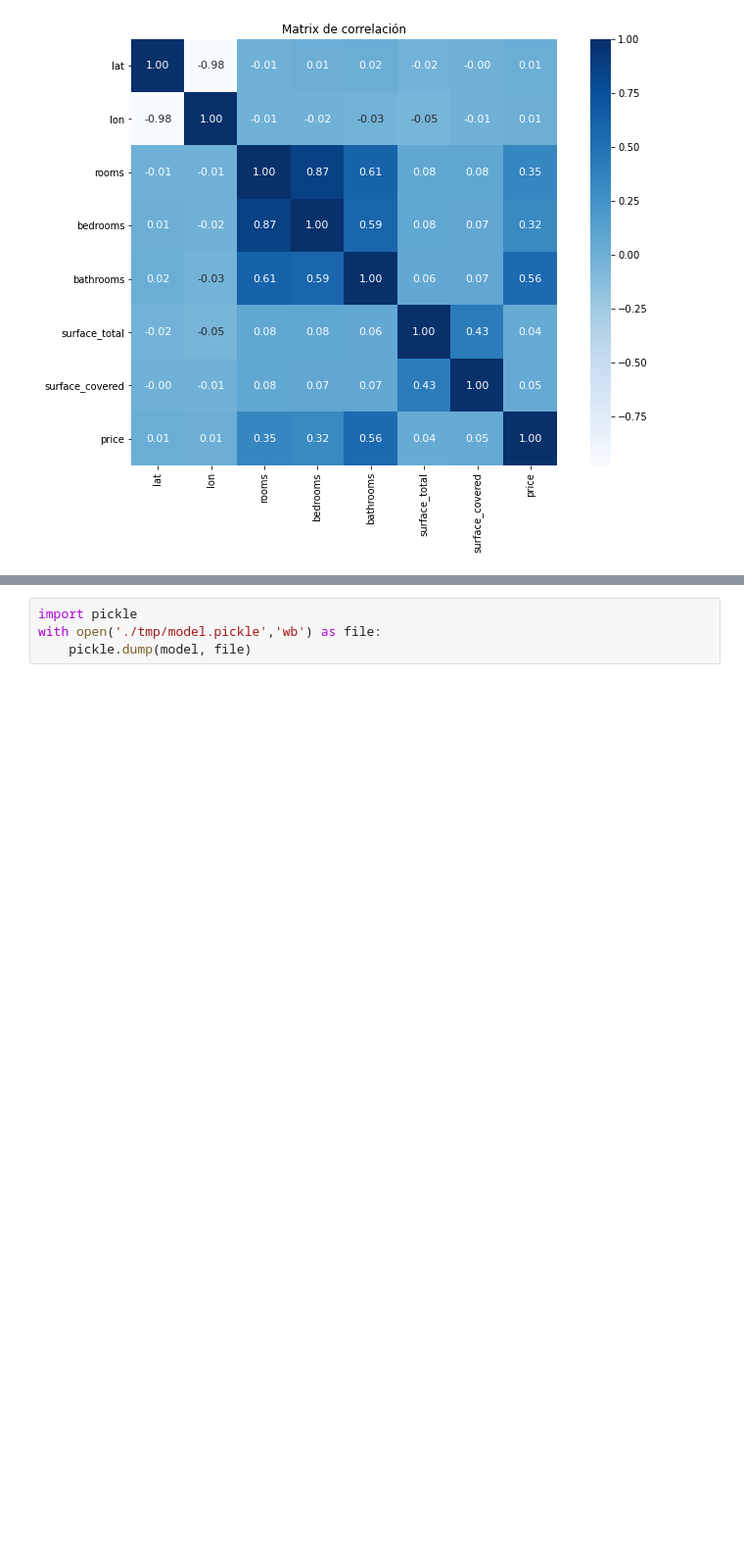
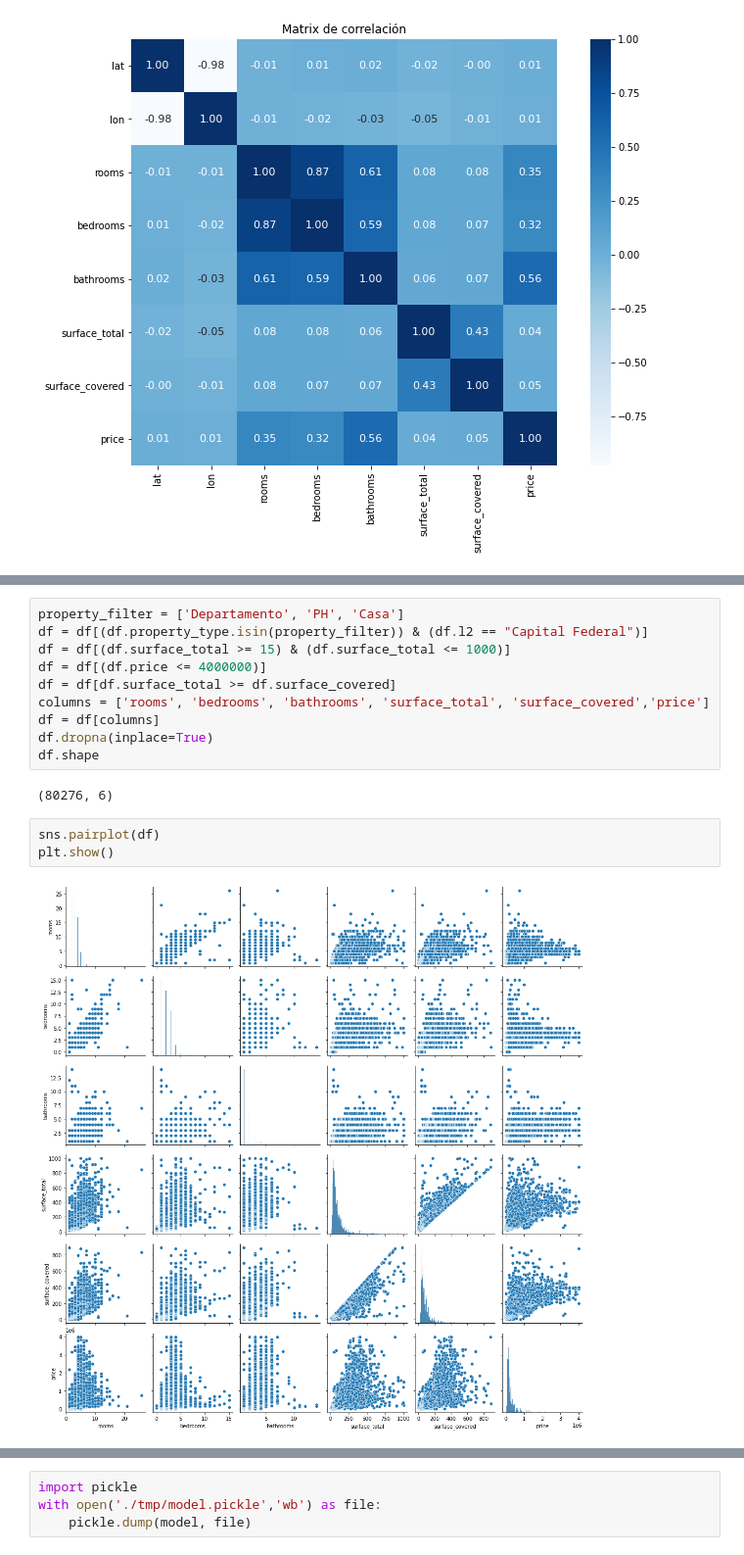
Before and after one commit to joaquinmenendez/Tasador, a Jupyter notebook: PyDay_Proyecto.ipynb, the cells around one changed output, grey strips where cells are left out. Shown at 98% size. Saved outputs shown, nothing was run; the diff lists cells and outputs as text; blank space fills up the shorter version.

```diff
--- a/PyDay_Proyecto.ipynb
+++ b/PyDay_Proyecto.ipynb
@@ -446,0 +263,17 @@ model = {"modelo":knn_regressor,
+# %%
+property_filter = ['Departamento', 'PH', 'Casa']
+df = df[(df.property_type.isin(property_filter)) & (df.l2 == "Capital Federal")]
+df = df[(df.surface_total >= 15) & (df.surface_total <= 1000)]
+df = df[(df.price <= 4000000)]
+df = df[df.surface_total >= df.surface_covered]
+columns = ['rooms', 'bedrooms', 'bathrooms', 'surface_total', 'surface_covered','price']
+df = df[columns]
+df.dropna(inplace=True)
+df.shape
+# %% [output]
+(80276, 6)
+# %%
+sns.pairplot(df)
+plt.show()
+# %% [output]
+[figure, added]
```
Also changed, not shown: parts of 102 cells of this notebook, 1 other file.
